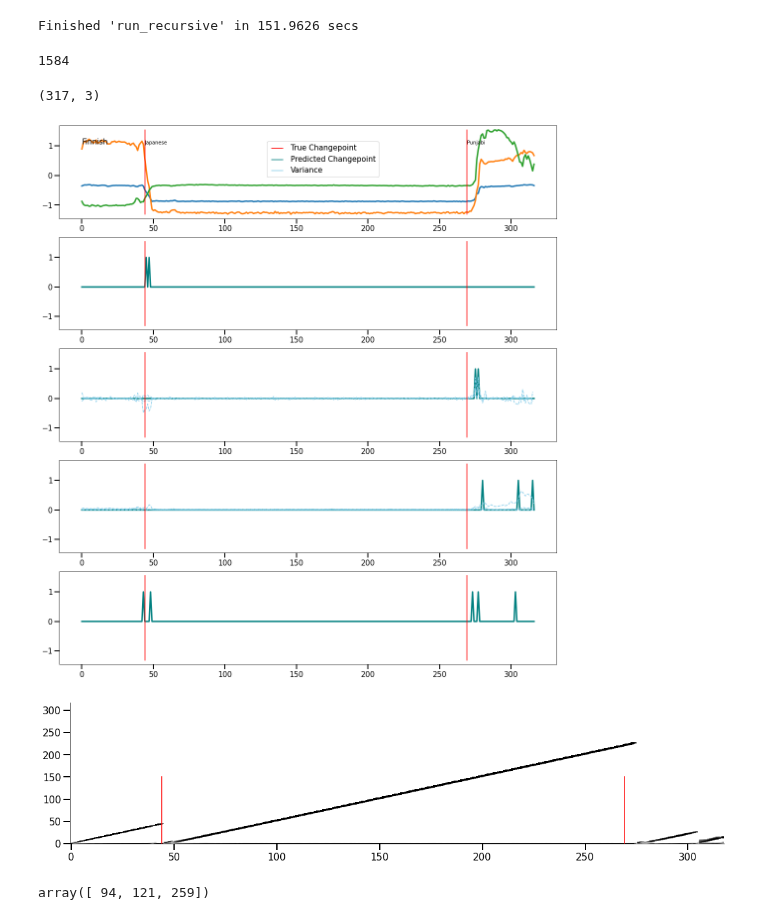
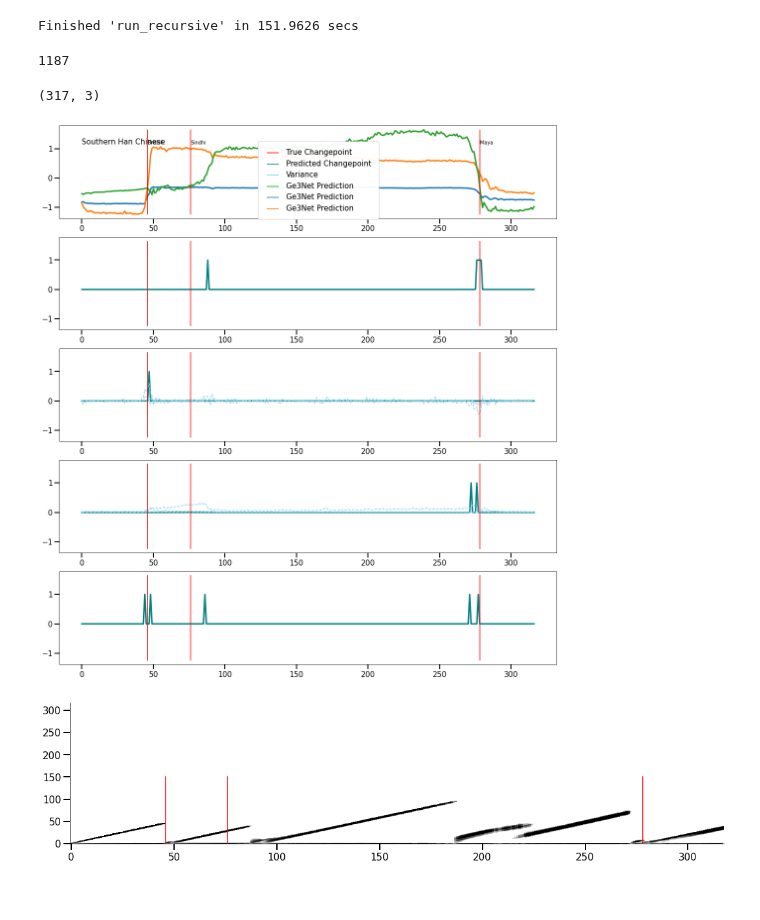
Before and after one commit to RichRast/Ge3Net, a Jupyter notebook: Notebooks/Shared_Notebooks/PCA changepoint visualization.ipynb, the cells around one changed output. Drawn from its saved outputs; the diff is of its cells as text; code cells hidden in the pictures.

Commit message:
changepoint panel figure

```diff
--- a/Notebooks/Shared_Notebooks/PCA changepoint visualization.ipynb
+++ b/Notebooks/Shared_Notebooks/PCA changepoint visualization.ipynb
@@ -182,7 +183,7 @@ rev_sp_dict={v:k for k,v in superpop_dict.items()}
 # # index=1521
 # index=1535
 # index=1540
-# index=1541#final
+index=1541#final
 # index=1545
 # index=1548
 # index=1549
@@ -191,11 +192,22 @@ rev_sp_dict={v:k for k,v in superpop_dict.items()}
 # index=1580
 # index=1582
 # index=1583#final
-index=1584
+# index=1584
 # index=1592# good for all methods except NN
 # index=1597#all good
 # index=1610
 # index=1503
+# index = 1299 #candidate 1
+# index = 1297 #candidate 2
+# index = 1306 #candidate 3
+# index = 1260 # candidate 4
+# index = 1256 # candidate 5
+# index = 1583
+index=1584
+index=1104
+index=1179
+index=1183
+index=1187
 # index=np.random.choice(idxOfInterest)
 print(index)
 true_cpsSample=cp_target[index,:]
@@ -206,7 +218,7 @@ namesSample=[rev_pop_dict[i] for i in granularpopSample.astype(int)]
 superPopSample=test_dataset.data['superpop'][index,:]
 SpNamesSample=[rev_sp_dict[i] for i in superPopSample.astype(int)]
 # %% [output]
-1584
+1187
 # %%
 y_predSample.shape
 # %% [output]
@@ -238,7 +250,10 @@ def plot_changepoints(true_cps, pred_cps, y_pred, bocp_rl, gradient_cp, nn_cp, m
     patches.append(ax[0].scatter([],[], marker="_", label='True Changepoint', color='r', s=600))
     patches.append(ax[0].scatter([],[], marker="_", label='Predicted Changepoint', color='teal', s=600))
     patches.append(ax[0].scatter([],[], marker="_", label='Variance', color='skyblue', s=600))
-    lgnd = ax[0].legend(handles=patches, loc="upper right", fontsize=15, bbox_to_anchor=(-0.35, 0.37, 1., .5))
+    patches.append(ax[0].scatter([],[],  marker="_", label='Ge3Net Prediction', color='tab:green', s=600))
+    patches.append(ax[0].scatter([],[],  marker="_", label='Ge3Net Prediction', color='tab:blue', s=600))
+    patches.append(ax[0].scatter([],[],  marker="_",  label='Ge3Net Prediction', color='tab:orange', s=600))
+    lgnd = ax[0].legend(handles=patches, loc="upper right", fontsize=15, bbox_to_anchor=(-0.35, 0.37, 1., .5), borderpad=1)
     ax[0].add_artist(lgnd)
 #     ax[0].set_title("Ge3Net Predictions", fontsize=25)
 #     ax[1].set_title("Neural Network predicted changepoints", fontsize=25)
@@ -249,17 +264,17 @@ def plot_changepoints(true_cps, pred_cps, y_pred, bocp_rl, gradient_cp, nn_cp, m
 # %%
 pred_var=y_predSample[1:,:]-y_predSample[:-1,:]
 gradeint_cp = getCpPred(cpMethod.gradient.name, torch.tensor(results.t_out.coord_main).float()[index,:], 0.5, \
                 1, len(true_cpsSample))
-nn_cp=getCpPred(cpMethod.neural_network.name, torch.tensor(results.t_out.cp_logits).float()[index,:], 0.85, \
+nn_cp=getCpPred(cpMethod.neural_network.name, torch.tensor(results.t_out.cp_logits).float()[index,:], 0.8, \
                 1, len(true_cpsSample))
 mc_cp=getCpPred(cpMethod.mc_dropout.name, torch.tensor(results.t_out.y_var).float()[index,:], 0.1, 1, \
               len(true_cpsSample))
 mc_var=results.t_out.y_var[index,:,:]
 bocp_rlSample=model_cpd.cp.detach().cpu().numpy()[index,:]
 plot_changepoints(true_cpsSample, pred_cps_BOCD, y_predSample, bocp_rlSample, gradeint_cp, nn_cp, mc_cp, namesSample,\
                  mc_var, pred_var)
 # %% [output]
-[figure, old version]
+[figure, new version]
 # %%
 # plot run length
 fig, ax = plt.subplots(1,1,figsize=[18,4])
@@ -276,8 +291,6 @@ ax.spines['right'].set_visible(False)
 ax.tick_params(which='major', width=2, length=10, labelsize=15)
 plt.show()
 # %% [output]
-[figure, old version]
+[figure, new version]
 # %%
 np.nonzero(true_cpsSample)[0]
-# %% [output]
-array([ 94, 121, 259])
```
Also changed, not shown: parts of 1 cell of this notebook, 2 other files.
